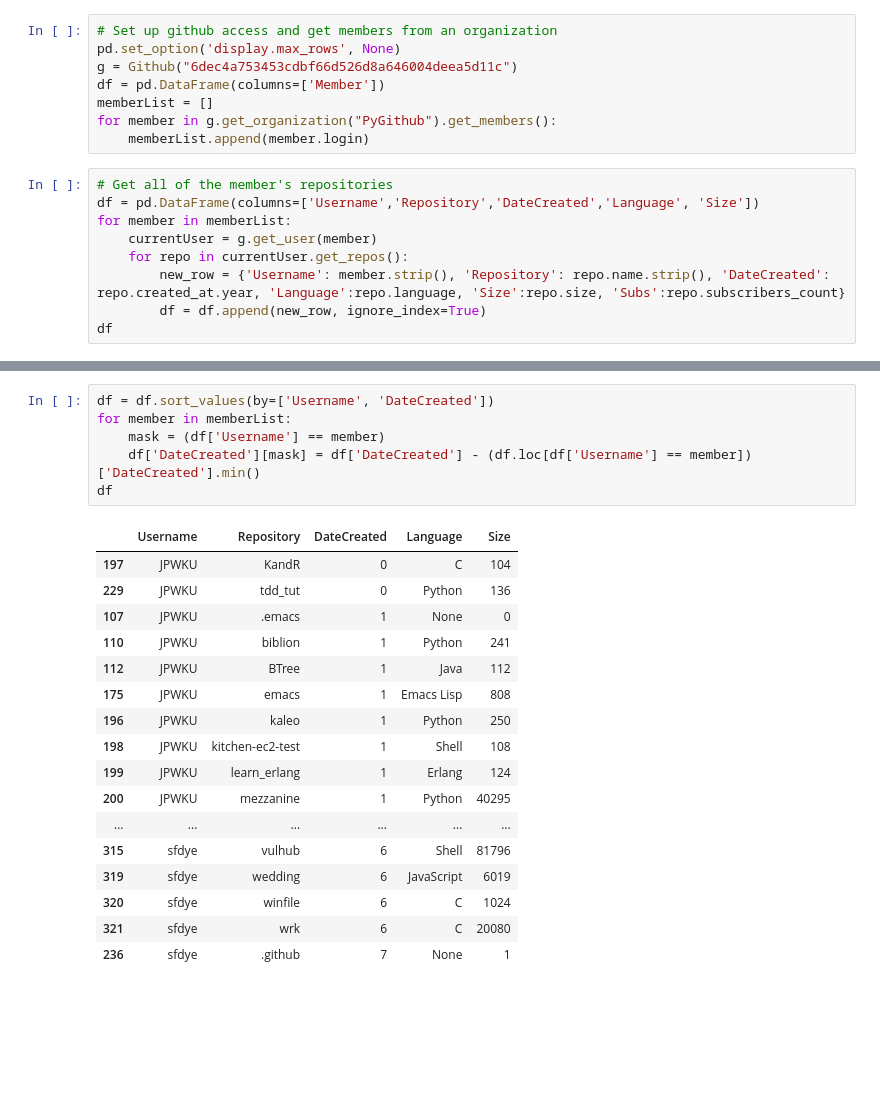
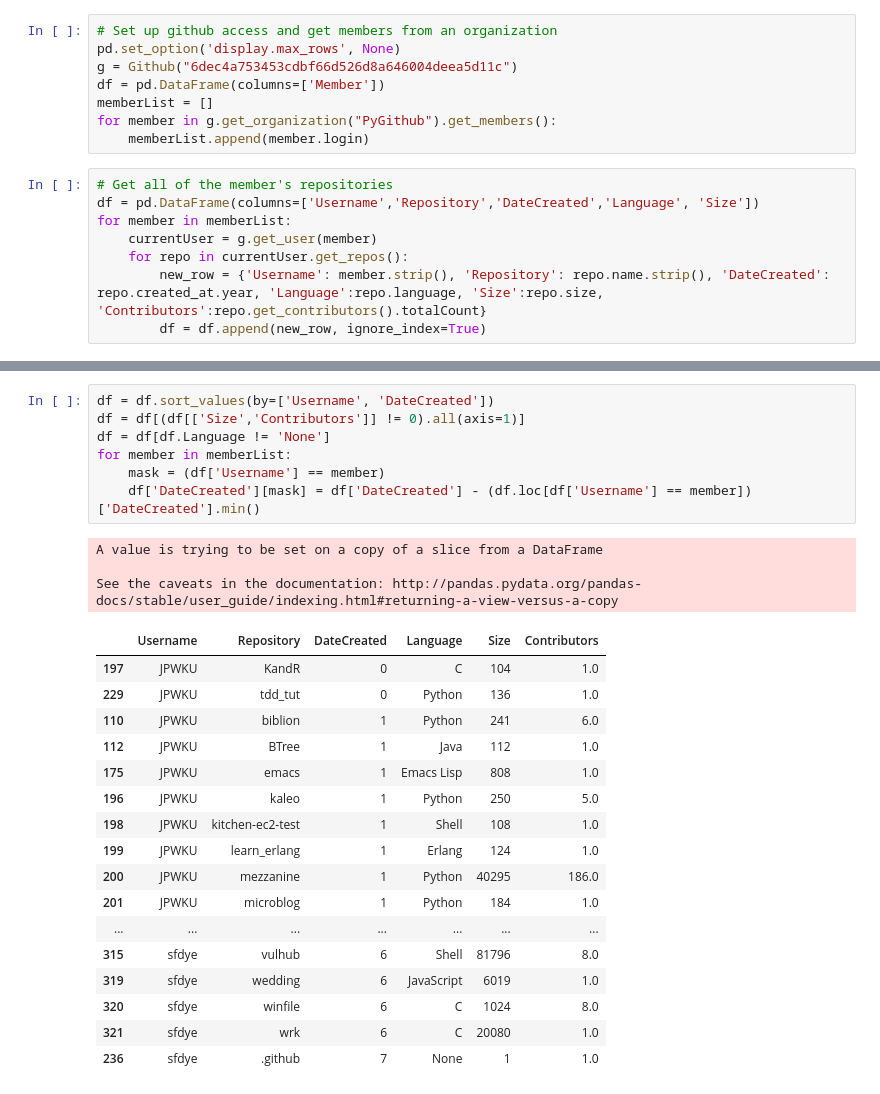
Before and after one commit to engelsj/swe-dev-task2, a Jupyter notebook: githubAccess.ipynb, the cells around one changed output, grey strips where cells are left out. Drawn from its saved outputs; the diff is of its cells as text; blank space fills up the shorter version.

Commit message:
Isolated first year data, working on making it iterative

```diff
--- a/githubAccess.ipynb
+++ b/githubAccess.ipynb
@@ -17,6 +17,5 @@ df = pd.DataFrame(columns=['Username','Repository','DateCreated','Language', 'Si
 for member in memberList:
     currentUser = g.get_user(member)
     for repo in currentUser.get_repos():
-        new_row = {'Username': member.strip(), 'Repository': repo.name.strip(), 'DateCreated': repo.created_at.year, 'Language':repo.language, 'Size':repo.size, 'Subs':repo.subscribers_count}
+        new_row = {'Username': member.strip(), 'Repository': repo.name.strip(), 'DateCreated': repo.created_at.year, 'Language':repo.language, 'Size':repo.size, 'Contributors':repo.get_contributors().totalCount}
         df = df.append(new_row, ignore_index=True)
-df
@@ -23,24 +40,28 @@ df
 # %%
 df = df.sort_values(by=['Username', 'DateCreated'])
+df = df[(df[['Size','Contributors']] != 0).all(axis=1)]
+df = df[df.Language != 'None']
 for member in memberList:
     mask = (df['Username'] == member)
     df['DateCreated'][mask] = df['DateCreated'] - (df.loc[df['Username'] == member])['DateCreated'].min()
-df
 # %% [output]
+A value is trying to be set on a copy of a slice from a DataFrame
+
+See the caveats in the documentation: http://pandas.pydata.org/pandas-docs/stable/user_guide/indexing.html#returning-a-view-versus-a-copy
-|  | Username | Repository | DateCreated | Language | Size |
-| 197 | JPWKU | KandR | 0 | C | 104 |
-| 229 | JPWKU | tdd_tut | 0 | Python | 136 |
-| 107 | JPWKU | .emacs | 1 | None | 0 |
-| 110 | JPWKU | biblion | 1 | Python | 241 |
-| 112 | JPWKU | BTree | 1 | Java | 112 |
-| 175 | JPWKU | emacs | 1 | Emacs Lisp | 808 |
-| 196 | JPWKU | kaleo | 1 | Python | 250 |
-| 198 | JPWKU | kitchen-ec2-test | 1 | Shell | 108 |
-| 199 | JPWKU | learn_erlang | 1 | Erlang | 124 |
-| 200 | JPWKU | mezzanine | 1 | Python | 40295 |
-| ... | ... | ... | ... | ... | ... |
-| 315 | sfdye | vulhub | 6 | Shell | 81796 |
-| 319 | sfdye | wedding | 6 | JavaScript | 6019 |
-| 320 | sfdye | winfile | 6 | C | 1024 |
-| 321 | sfdye | wrk | 6 | C | 20080 |
-| 236 | sfdye | .github | 7 | None | 1 |
+|  | Username | Repository | DateCreated | Language | Size | Contributors |
+| 197 | JPWKU | KandR | 0 | C | 104 | 1.0 |
+| 229 | JPWKU | tdd_tut | 0 | Python | 136 | 1.0 |
+| 110 | JPWKU | biblion | 1 | Python | 241 | 6.0 |
+| 112 | JPWKU | BTree | 1 | Java | 112 | 1.0 |
+| 175 | JPWKU | emacs | 1 | Emacs Lisp | 808 | 1.0 |
+| 196 | JPWKU | kaleo | 1 | Python | 250 | 5.0 |
+| 198 | JPWKU | kitchen-ec2-test | 1 | Shell | 108 | 1.0 |
+| 199 | JPWKU | learn_erlang | 1 | Erlang | 124 | 1.0 |
+| 200 | JPWKU | mezzanine | 1 | Python | 40295 | 186.0 |
+| 201 | JPWKU | microblog | 1 | Python | 184 | 1.0 |
+| ... | ... | ... | ... | ... | ... | ... |
+| 315 | sfdye | vulhub | 6 | Shell | 81796 | 8.0 |
+| 319 | sfdye | wedding | 6 | JavaScript | 6019 | 1.0 |
+| 320 | sfdye | winfile | 6 | C | 1024 | 8.0 |
+| 321 | sfdye | wrk | 6 | C | 20080 | 1.0 |
+| 236 | sfdye | .github | 7 | None | 1 | 1.0 |
```
Also changed, not shown: parts of 3 cells of this notebook.
